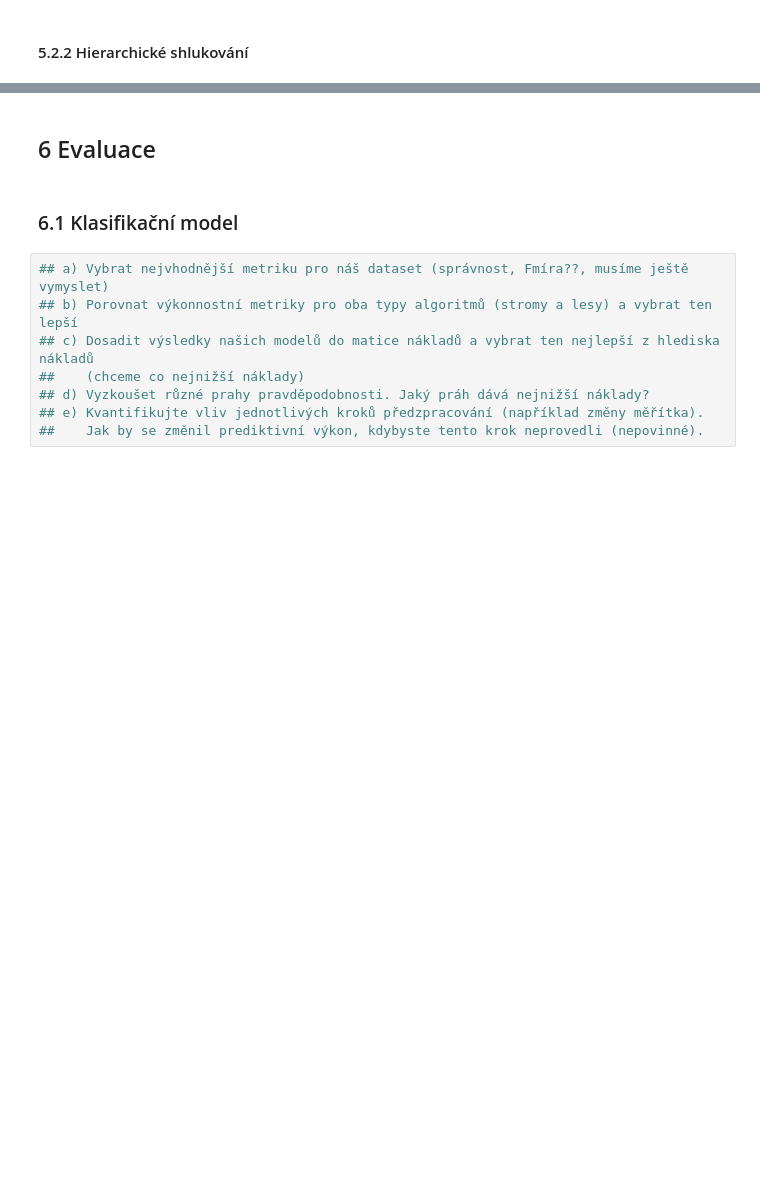
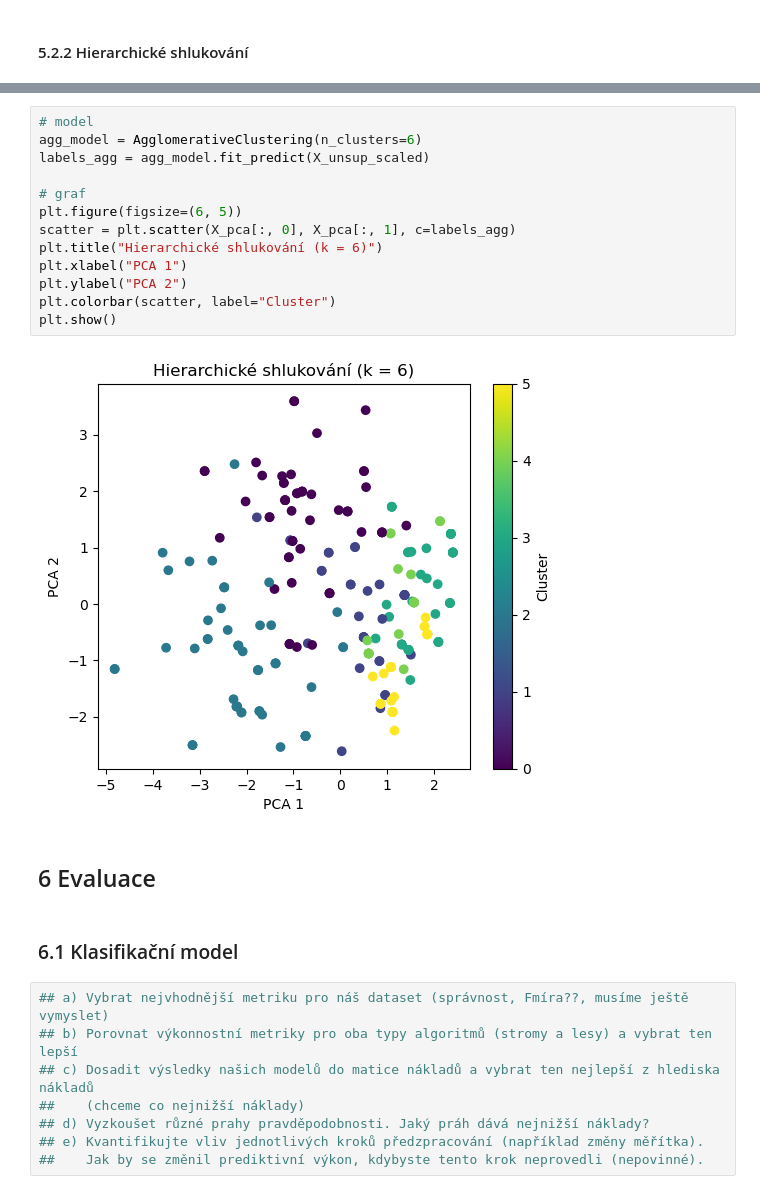
Before and after one commit to connertran/ZIS_semestralka, a Jupyter notebook: dokumentace_diabetes.ipynb, the cells around one changed output, grey strips where cells are left out. Cells and saved outputs as stored; diff of their text form; blank space fills up the shorter version.

```diff
--- a/dokumentace_diabetes.ipynb
+++ b/dokumentace_diabetes.ipynb
@@ -356,3 +406,18 @@ Name: count, dtype: int64
+# %%
+# model
+agg_model = AgglomerativeClustering(n_clusters=6)
+labels_agg = agg_model.fit_predict(X_unsup_scaled)
+
+# graf
+plt.figure(figsize=(6, 5))
+scatter = plt.scatter(X_pca[:, 0], X_pca[:, 1], c=labels_agg)
+plt.title("Hierarchické shlukování (k = 6)")
+plt.xlabel("PCA 1")
+plt.ylabel("PCA 2")
+plt.colorbar(scatter, label="Cluster")
+plt.show()
+# %% [output]
+[figure, added]
 # %% [markdown]
 ## 6 Evaluace
 # %% [markdown]
```
Also changed, not shown: parts of 11 cells of this notebook, 1 other file.
